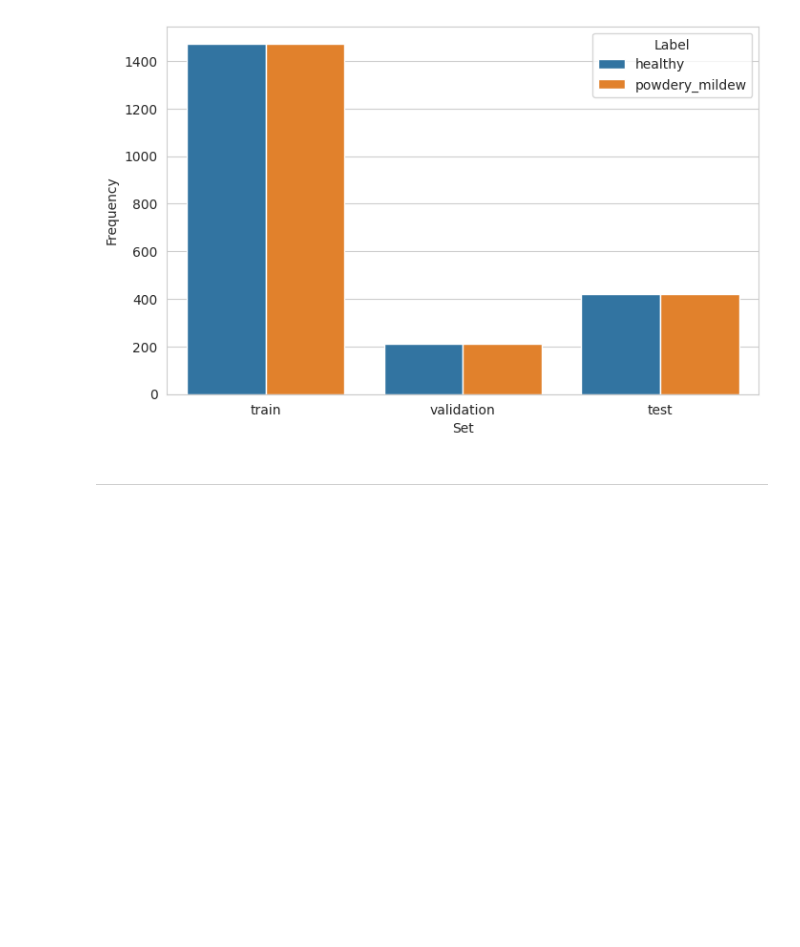
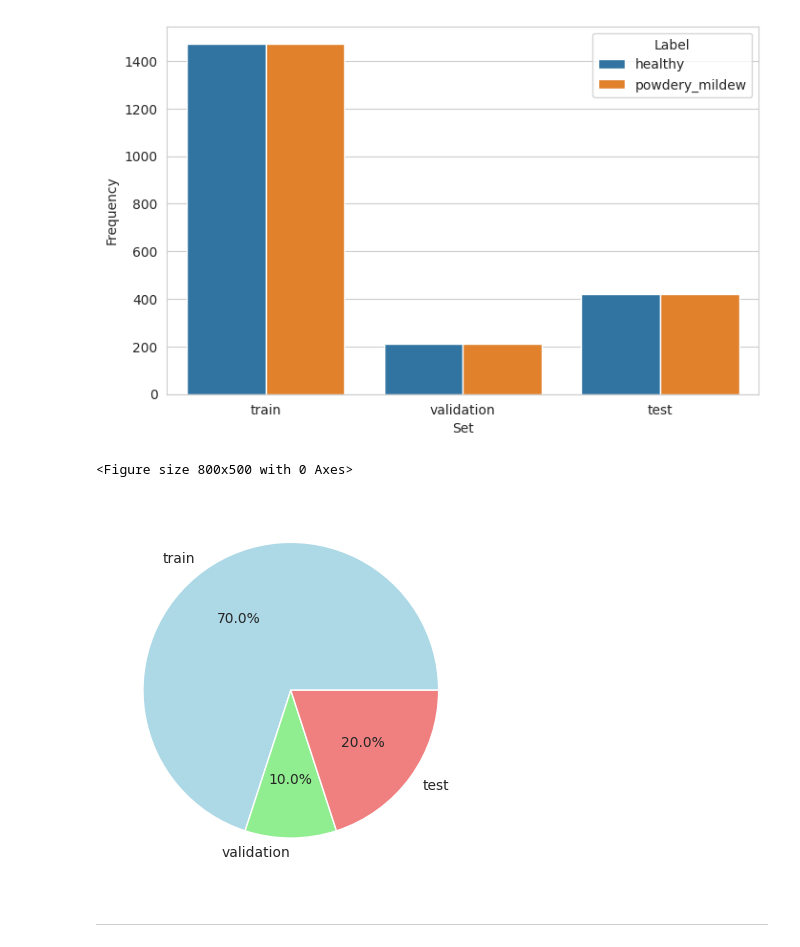
Before and after one commit to Edouard102/mildew-cherry-leaves-project, a Jupyter notebook: jupyter_notebooks/Modelling and Evaluating.ipynb, the cells around one changed output. Saved outputs shown, nothing was run; the diff lists cells and outputs as text; code cells hidden in the pictures; blank space fills up the shorter version.

```diff
--- a/jupyter_notebooks/Modelling and Evaluating.ipynb
+++ b/jupyter_notebooks/Modelling and Evaluating.ipynb
@@ -136,6 +136,18 @@ plt.show()
 * test - healthy: 422 images
 * test - powdery_mildew: 422 images
 [figure]
+# %%
+plt.figure(figsize=(8,5))
+labels = 'train', 'validation', 'test'
+sizes = [70, 10, 20]
+
+fig, ax = plt.subplots()
+ax.pie(sizes, labels=labels, autopct='%1.1f%%', colors=['lightblue', 'lightgreen', 'lightcoral'])
+
+plt.savefig(f'{file_path}/labels_pie.png', bbox_inches='tight', dpi=150)
+# %% [output]
+<Figure size 800x500 with 0 Axes>
+[figure, added]
 # %% [markdown]
 ---
 # %% [markdown]
```
Also changed, not shown: parts of 8 cells of this notebook, 10 other files.
